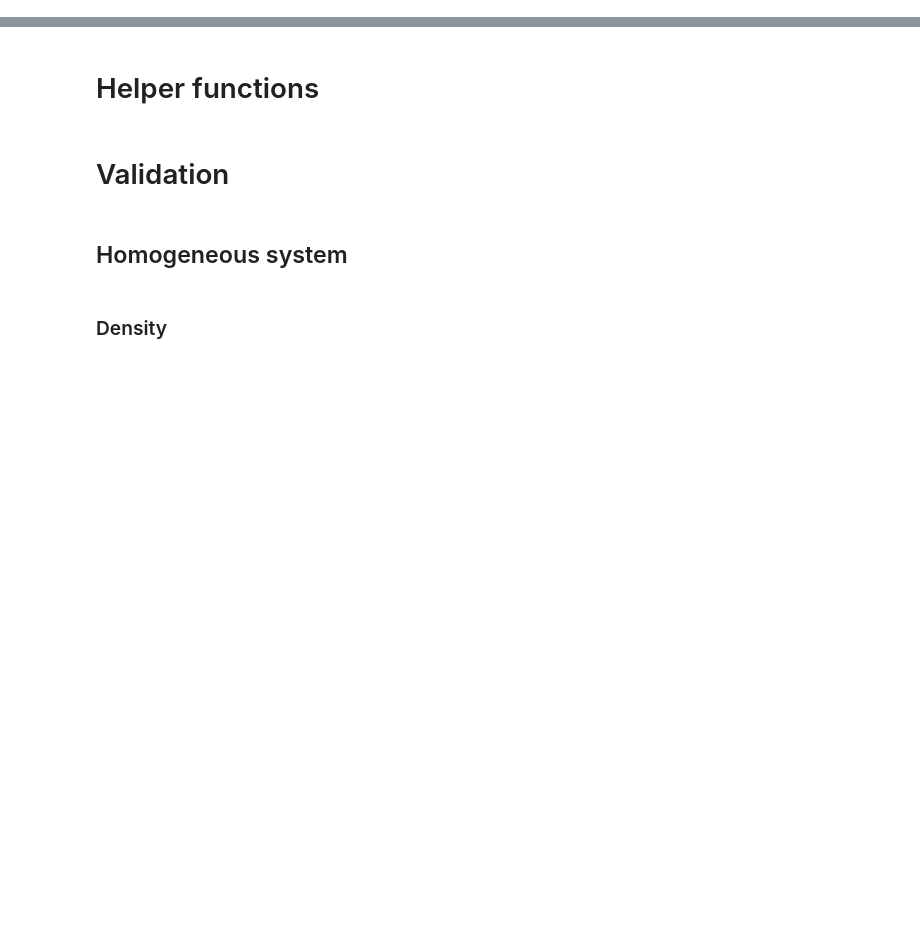
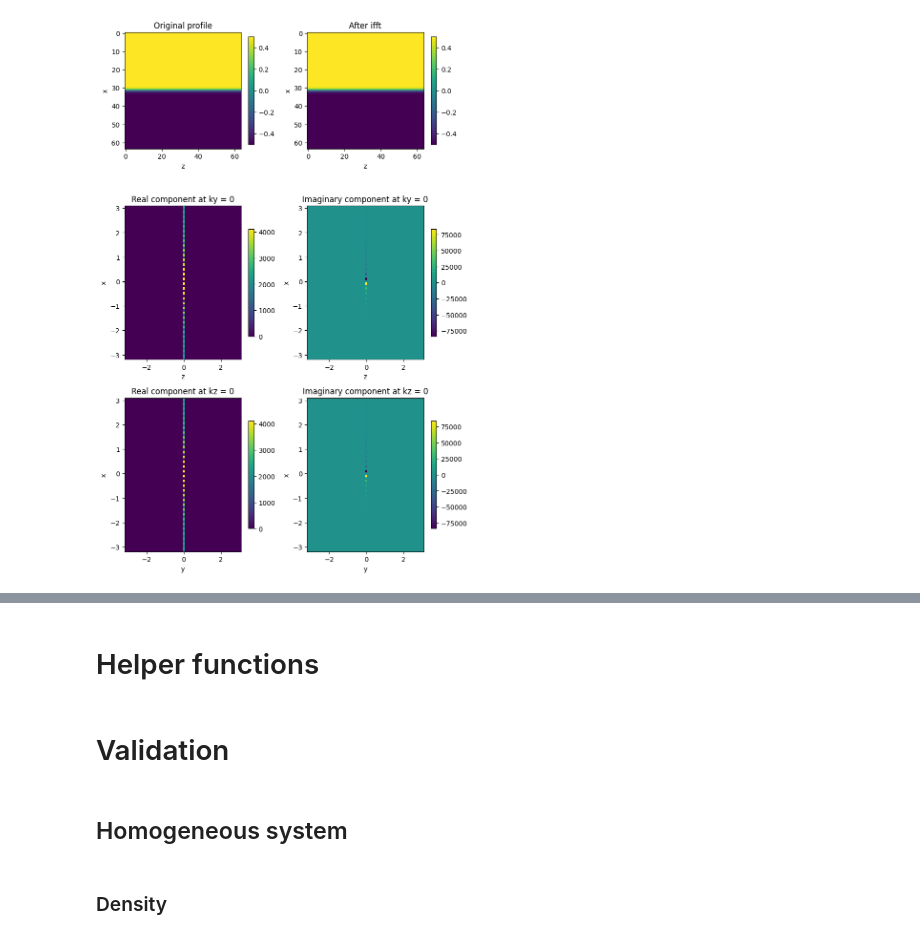
Before and after one commit to nkarthi95/LBMeX, a Jupyter notebook: src_lbm/binary/analysis.ipynb, the cells around one changed output, grey strips where cells are left out. Saved outputs shown, nothing was run; the diff lists cells and outputs as text; code cells hidden in the pictures; blank space fills up the shorter version.

```diff
--- a/src_lbm/binary/analysis.ipynb
+++ b/src_lbm/binary/analysis.ipynb
@@ -13,23 +38,92 @@ from scipy.signal import find_peaks
 # %%
+## PROFILE GENERATION ##
 chi = 1.1
 T = 0.5
 kappa = 0.03
-L = 32
+L = 64
 slc = np.s_[0, :, :]
 
 def fb(phi, l, T, rho = 1):
     return -(l/2)*(phi/rho) + (T/2)*np.log((1 + phi/rho)/(1 - phi/rho))
 b = -(np.power(chi, 2.350)/(pow(kappa, 0.640)*np.power(T, 5.559)*489.435));
 intLoc = (L - 1.)/2.
 phi0 = newton(fb, x0 = (0.6), args = (chi, T))
 
 box = np.linspace(0, L - 1, L)
 X, Y, Z = np.meshgrid(*[box, box, box])
 
 profile = phi0*np.tanh(b*(X - intLoc))
+## PROFILE GENERATION ##
 
-plt.imshow(profile[slc])
-plt.colorbar()
-plt.ylabel("x")
-plt.xlabel("y")
+## FFT generation ##
+profile_k = np.fft.fftn(profile)
+
+profile_k_bar = rearrange_k(profile_k)
+# test += phi0
+kx, ky, kz = np.meshgrid(*[np.fft.fftfreq(L) for i in range(3)])
+
+kx_bar = rearrange_k(kx)*2*np.pi
+ky_bar = rearrange_k(ky)*2*np.pi
+kz_bar = rearrange_k(kz)*2*np.pi
+
+slc_k = np.s_[L//2, :, :]
+slc_k2 = np.s_[:, :, L//2]
+## FFT generation ##
+
+sz = 4
+rows = 3
+cols = 2
+fig, axs = plt.subplots(rows, cols, figsize = (sz*cols, sz*rows))
+axs = axs.flatten()
+
+ax = axs[0]
+im = ax.imshow(profile[slc])
+plt.colorbar(im, ax = ax, shrink = 0.7)
+ax.set_title("Original profile")
+ax.set_ylabel("x")
+ax.set_xlabel("z")
+
+idxs = np.where(profile_k.real == 0)
+# profile_k[idxs] += phi0
+profile_ifft = np.fft.ifftn(profile_k)
+ax = axs[1]
+im = ax.imshow(profile_ifft.real[slc])
+plt.colorbar(im, ax = ax, shrink = 0.7)
+ax.set_title("After ifft")
+ax.set_ylabel("x")
+ax.set_xlabel("z")
+
+ax = axs[2]
+im = ax.pcolormesh(kz_bar[slc], kx_bar[slc_k], profile_k_bar[slc_k].real)
+plt.colorbar(im, ax = ax, shrink = 0.7)
+ax.set_title(f"Real component at ky = 0")
+ax.set_ylabel("x")
+ax.set_xlabel("z")
+
+ax = axs[3]
+im = ax.pcolormesh(kz_bar[slc_k], kx_bar[slc_k], profile_k_bar[slc_k].imag)
+plt.colorbar(im, ax = ax, shrink = 0.7)
+ax.set_title(f"Imaginary component at ky = 0")
+ax.set_ylabel("x")
+ax.set_xlabel("z")
+
+ax = axs[4]
+im = ax.pcolormesh(ky_bar[slc_k2], kx_bar[slc_k2], profile_k_bar[slc_k2].real)
+plt.colorbar(im, ax = ax, shrink = 0.7)
+ax.set_title(f"Real component at kz = 0")
+ax.set_ylabel("x")
+ax.set_xlabel("y")
+
+ax = axs[5]
+im = ax.pcolormesh(ky_bar[slc_k2], kx_bar[slc_k2], profile_k_bar[slc_k2].imag)
+plt.colorbar(im, ax = ax, shrink = 0.7)
+ax.set_title(f"Imaginary component at kz = 0")
+ax.set_ylabel("x")
+ax.set_xlabel("y")
+
+
+fig.tight_layout
+fig.tight_layout()
+# %% [output]
+[figure, added]
 # %%
```
Also changed, not shown: parts of 2 cells of this notebook, 1 other file.
